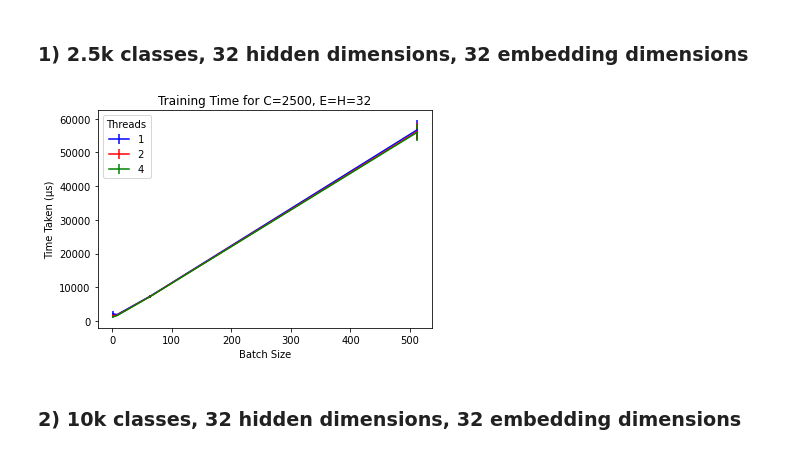
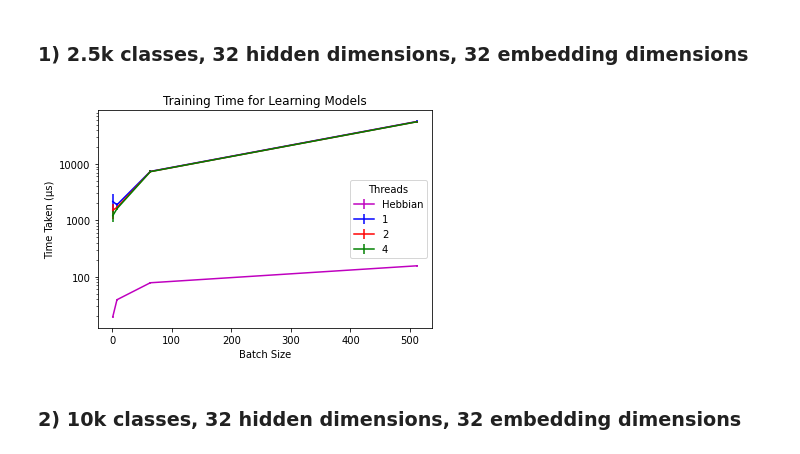
Before and after one commit to aojsd/ML_Prefetchers, a Jupyter notebook: src/cpp/train_profiling/training_results.ipynb, the cells around one changed output. Saved outputs shown, nothing was run; the diff lists cells and outputs as text; code cells hidden in the pictures.

```diff
--- a/src/cpp/train_profiling/training_results.ipynb
+++ b/src/cpp/train_profiling/training_results.ipynb
@@ -2,6 +2,7 @@
 ## Training Profiling of LSTM Prefetcher
 # %%
 import os
+import torch
 import numpy as np
 from matplotlib import pyplot as plt
 from matplotlib.ticker import ScalarFormatter
@@ -11,13 +12,13 @@ threads = [1, 2, 4, 8]
 plot_colors = ['b', 'r', 'g', 'y']
 
 def plot_err(y_dats, y_err, title, fname, yticks=None):
-    f, ax = plt.subplots()
+    # f, ax = plt.subplots()
     for y, e, l, c in zip(y_dats, y_err, threads[:len(y_dats)], plot_colors[:len(y_dats)]):
         ax.errorbar(batch_sizes, y, yerr=e, color=c, label=l)
     plt.xlabel("Batch Size")
     # plt.xscale('log', base=2)
     plt.ylabel("Time Taken (\u03BCs)")
-    # plt.yscale('log', base=10)
+    plt.yscale('log', base=10)
 
     plt.title(title)
     plt.legend(title='Threads')
@@ -49,15 +50,25 @@ def get_dat_dir(dirname):
 # %%
 dt1 = get_dat_dir("data/2p5k_EH32/t1")
 dt2 = get_dat_dir("data/2p5k_EH32/t2")
 dt4 = get_dat_dir("data/2p5k_EH32/t4")
 data = [dt1, dt2, dt4]
 
 ydat = [[d.mean() for d in dt] for dt in data]
 yerr = [[d.std() for d in dt] for dt in data]
-plot_err(ydat, yerr, "Training Time for C=2500, E=H=32",
+
+cdat = torch.tensor([20.213, 19.996, 19.305, 17.986, 20.166])
+cavg = cdat.mean()
+cstd = cdat.std()
+cplot = (torch.tensor([1,2,4,8]) * cavg).tolist()
+cerr = (torch.tensor([1,2,4,8]) * cstd).tolist()
+
+f, ax = plt.subplots()
+ax.errorbar(batch_sizes, cplot, yerr=cerr, color="m", label="Hebbian")
+
+plot_err(ydat, yerr, "Training Time for Learning Models",
     "2p5k_EH32_train.jpeg")
 # %% [output]
-[figure, old version]
+[figure, new version]
 # %% [markdown]
 ### 2) 10k classes, 32 hidden dimensions, 32 embedding dimensions
 # %%
```
Also changed, not shown: 8 other files.
